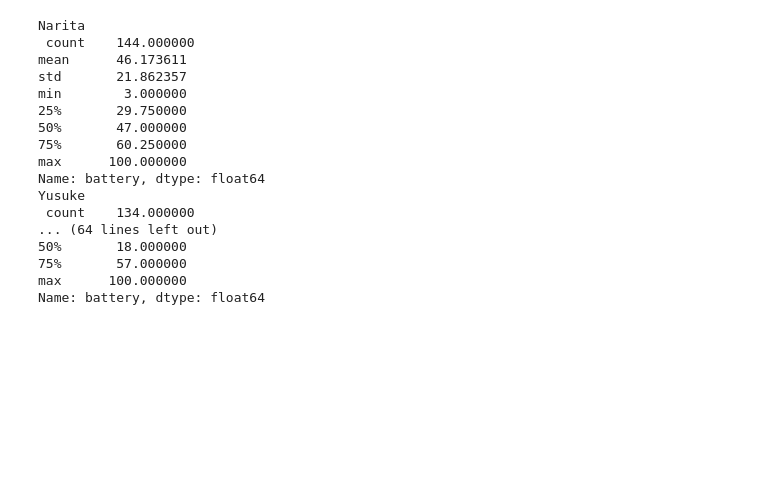
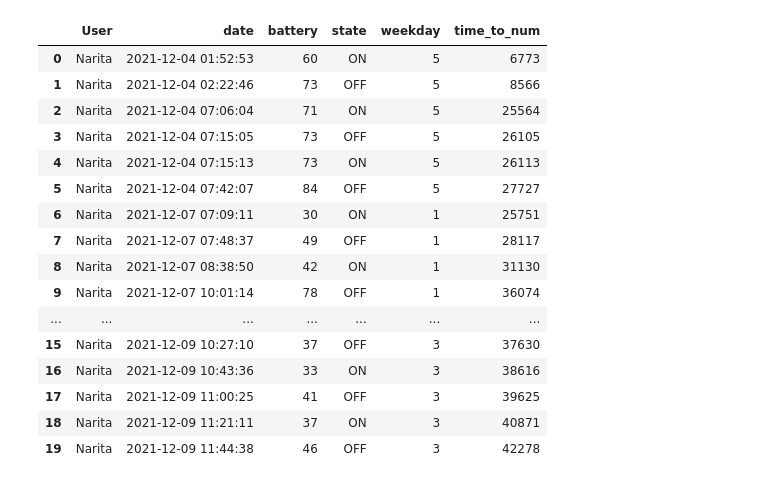
Before and after one commit to Isshin-Py-Sw-La-Me/Portfolio, a Jupyter notebook: bs_2.ipynb, the cells around one changed output. Cells and saved outputs as stored; diff of their text form; code cells hidden in the pictures; blank space fills up the shorter version.

```diff
--- a/bs_2.ipynb
+++ b/bs_2.ipynb
@@ -10,27 +10,28 @@ df = pd.read_csv("./datasets/fixed_battery_log.csv")
 df = df.drop(df.columns[0],axis=1)
 df["date"] = pd.to_datetime(df["date"])
 users = df["User"].unique()
-# %%
-for i in users:
-    print(i,"\n",df.loc[(df["User"] == i) & (df["state"] == "ON") & (df["date"] > dt.datetime(2021,12,1)) & (df["date"] < dt.datetime(2022,1,31))]["battery"].describe())
-# %% [output]
-Narita
- count    144.000000
-mean      46.173611
-std       21.862357
-min        3.000000
-25%       29.750000
-50%       47.000000
-75%       60.250000
-max      100.000000
-Name: battery, dtype: float64
-Yusuke
- count    134.000000
-... (64 lines left out)
-50%       18.000000
-75%       57.000000
-max      100.000000
-Name: battery, dtype: float64
+# %%
+df["weekday"] = df["date"].dt.dayofweek
+df["time_to_num"]=df["date"].apply(lambda x: x.hour*3600 + x.minute*60 + x.second)
+df.head(20)
+# %% [output]
+|  | User | date | battery | state | weekday | time_to_num |
+| 0 | Narita | 2021-12-04 01:52:53 | 60 | ON | 5 | 6773 |
+| 1 | Narita | 2021-12-04 02:22:46 | 73 | OFF | 5 | 8566 |
+| 2 | Narita | 2021-12-04 07:06:04 | 71 | ON | 5 | 25564 |
+| 3 | Narita | 2021-12-04 07:15:05 | 73 | OFF | 5 | 26105 |
+| 4 | Narita | 2021-12-04 07:15:13 | 73 | ON | 5 | 26113 |
+| 5 | Narita | 2021-12-04 07:42:07 | 84 | OFF | 5 | 27727 |
+| 6 | Narita | 2021-12-07 07:09:11 | 30 | ON | 1 | 25751 |
+| 7 | Narita | 2021-12-07 07:48:37 | 49 | OFF | 1 | 28117 |
+| 8 | Narita | 2021-12-07 08:38:50 | 42 | ON | 1 | 31130 |
+| 9 | Narita | 2021-12-07 10:01:14 | 78 | OFF | 1 | 36074 |
+| ... | ... | ... | ... | ... | ... | ... |
+| 15 | Narita | 2021-12-09 10:27:10 | 37 | OFF | 3 | 37630 |
+| 16 | Narita | 2021-12-09 10:43:36 | 33 | ON | 3 | 38616 |
+| 17 | Narita | 2021-12-09 11:00:25 | 41 | OFF | 3 | 39625 |
+| 18 | Narita | 2021-12-09 11:21:11 | 37 | ON | 3 | 40871 |
+| 19 | Narita | 2021-12-09 11:44:38 | 46 | OFF | 3 | 42278 |
 # %%
 def Frequency_Distribution(data, class_width=None):
     data = np.asarray(data)
```
Also changed, not shown: parts of 11 cells of this notebook.
